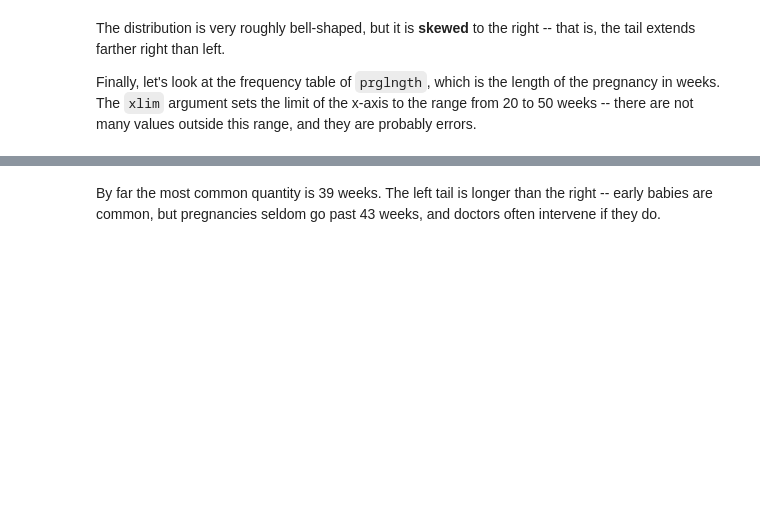
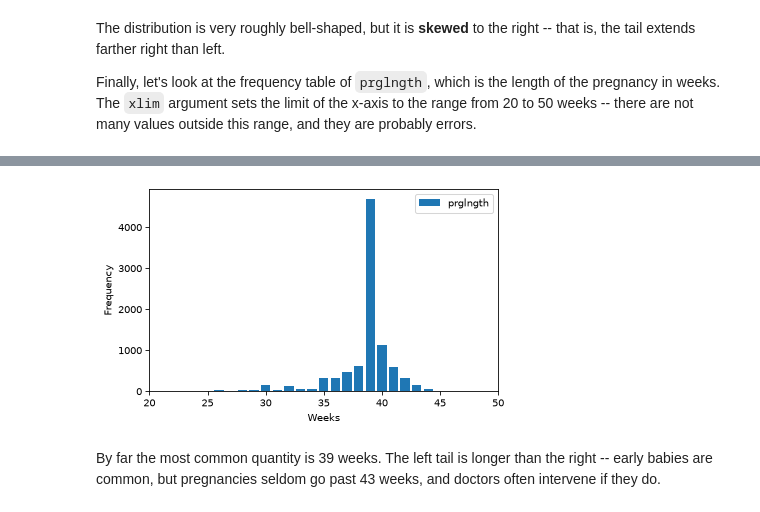
Before and after one commit to valentinissimo/ThinkStats, a Jupyter notebook: my_nb/chap02.ipynb, the cells around one changed output, grey strips where cells are left out. Drawn from its saved outputs; the diff is of its cells as text; code cells hidden in the pictures; blank space fills up the shorter version.

```diff
--- a/my_nb/chap02.ipynb
+++ b/my_nb/chap02.ipynb
@@ -411,3 +432,24 @@ decorate(xlabel="Weeks", ylabel="Frequency", xlim=[20, 50])
+# %%
+# Valentin
+# My de-abstracting / first-principles implementation
+
+ftab_length2 = live["prglngth"].value_counts().sort_index().rename("prglngth")
+
+plt.bar(ftab_length2.index, ftab_length2.values, label=ftab_length2.name)
+plt.xlim(20, 50)
+plt.xlabel("Weeks")
+plt.ylabel("Frequency")
+plt.legend()
+plt.show()
+
+
+# ftab_length = FreqTab.from_seq(live["prglngth"], name="prglngth")
+# print(ftab_length)
+
+# ftab_length.bar()
+# decorate(xlabel="Weeks", ylabel="Frequency", xlim=[20, 50])
+# %% [output]
+[figure, added]
 # %% [markdown]
 By far the most common quantity is 39 weeks.
 The left tail is longer than the right -- early babies are common, but pregnancies seldom go past 43 weeks, and doctors often intervene if they do.
```
Also changed, not shown: parts of 8 cells of this notebook.
